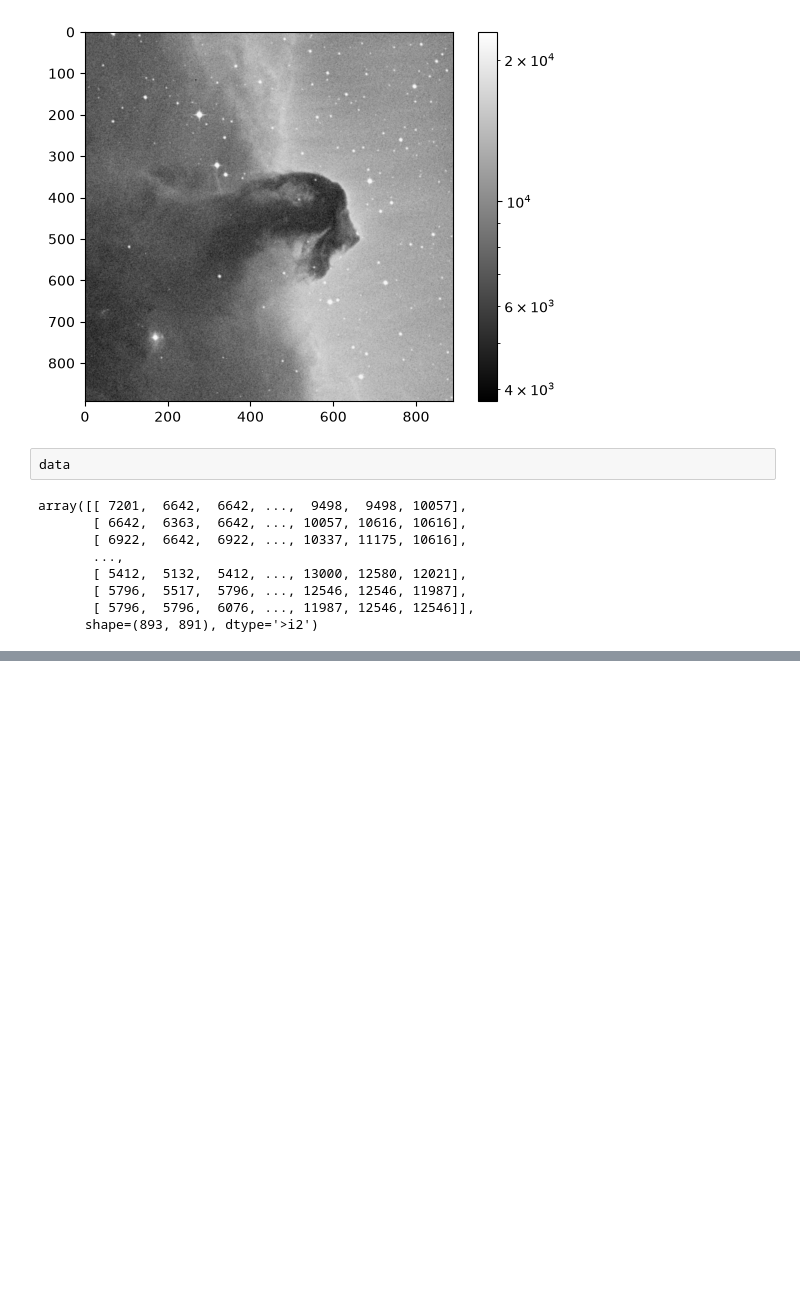
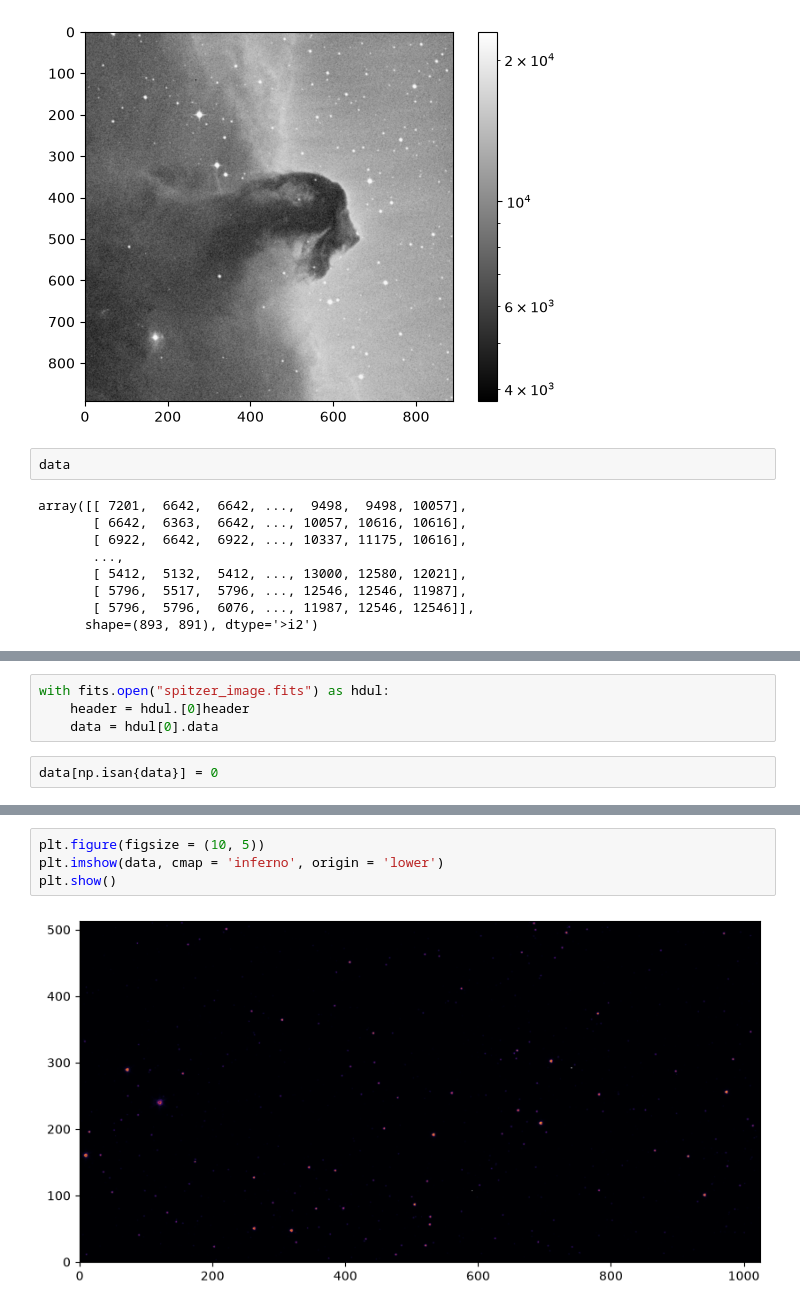
Before and after one commit to evan-ehn/EvanE, a Jupyter notebook: lecturenotes/astropy.ipynb, the cells around one changed output, grey strips where cells are left out. Saved outputs shown, nothing was run; the diff lists cells and outputs as text; blank space fills up the shorter version.

```diff
--- a/lecturenotes/astropy.ipynb
+++ b/lecturenotes/astropy.ipynb
@@ -106,0 +109,6 @@ array([[ 7201,  6642,  6642, ...,  9498,  9498, 10057],
+# %%
+with fits.open("spitzer_image.fits") as hdul:
+    header = hdul.[0]header
+    data = hdul[0].data
+# %%
+data[np.isan{data}] = 0
@@ -106,0 +135,6 @@ array([[ 7201,  6642,  6642, ...,  9498,  9498, 10057],
+# %%
+plt.figure(figsize = (10, 5))
+plt.imshow(data, cmap = 'inferno', origin = 'lower')
+plt.show()
+# %% [output]
+[figure, added]
```
Also changed, not shown: parts of 8 cells of this notebook, 1 other file.
